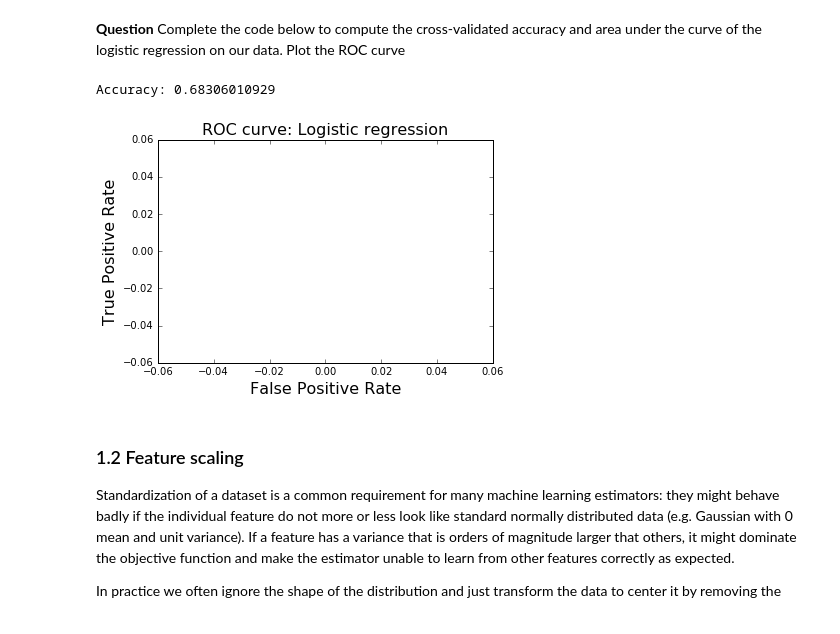
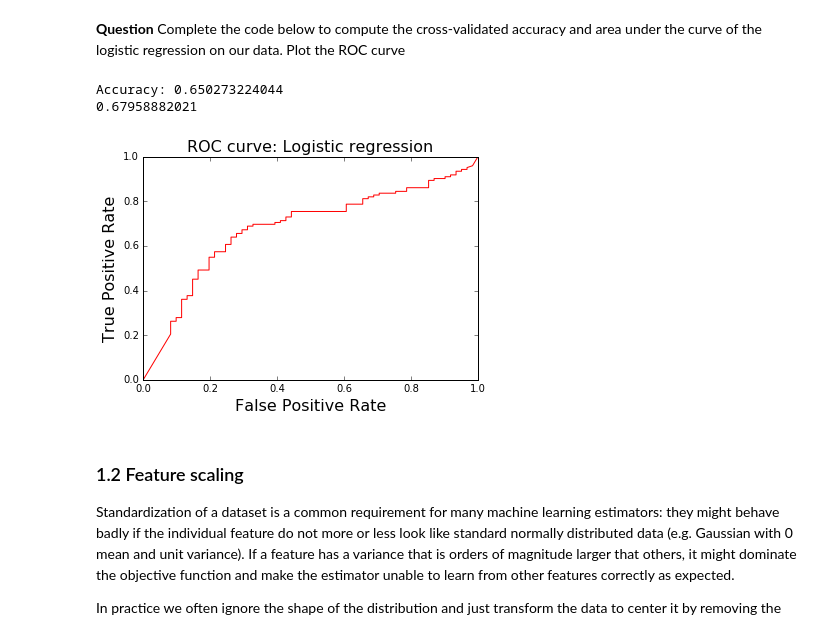
Before and after one commit to Coneain/ma2823_2016, a Jupyter notebook: lab_notebooks/Lab 3 2016-09-30 Logistic regression and project.ipynb, the cells around one changed output. Drawn from its saved outputs; the diff is of its cells as text; code cells hidden in the pictures.

```diff
--- a/lab_notebooks/Lab 3 2016-09-30 Logistic regression and project.ipynb
+++ b/lab_notebooks/Lab 3 2016-09-30 Logistic regression and project.ipynb
@@ -55,6 +33,7 @@ Make sure that you are returning the predictions in the correct order!
 
 Check the documentation of fit(X, y) and predict_proba(X) in sklearn.linear_model.LogisticRegression http://scikit-learn.org/stable/modules/generated/sklearn.linear_model.LogisticRegression.html
 # %%
+from sklearn import preprocessing
 def cross_validate(design_matrix, labels, classifier, cv_folds):
     """ Perform a cross-validation and returns the predictions.
 
@@ -77,12 +56,20 @@ def cross_validate(design_matrix, labels, classifier, cv_folds):
         Vectors of predictions (same order as labels).
     """
     pred = np.zeros(labels.shape)
-    for i,(tr,te) in enumerate(cv_folds):
-        x_train,x_test=design_matrix[tr,:],design_matrix[te,:]
-        y_train,y_test=labels[tr],labels[te]
-        classifier.fit(x_train,y_train)
-        pred[te]=classifier.predict_proba(x_test)[:,1]
-        #pred=classifier.predict_proba(design_matrix)
+
+    for tr, te in cv_folds:
+        # Restrict data to train/test folds
+        Xtr = design_matrix[tr, :]
+        ytr = labels[tr]
+        Xte = design_matrix[te, :]
+
+        # Fit classifier
+        classifier.fit(Xtr, ytr)
+
+        # Predict probabilities (of belonging to +1 class) on test data
+        yte_pred = classifier.predict_proba(Xte)
+        pred[te] = yte_pred[:, 1]
+
     return pred
 # %% [markdown]
 Now use this function to compute cross-validated predictions on the data.
@@ -115,21 +83,21 @@ print pred_y
 # %%
 from sklearn import metrics
 
 fpr_logreg, tpr_logreg, thresholds = metrics.roc_curve(y, pred_y, pos_label=1)
 print "Accuracy:", metrics.accuracy_score(y,pred_y>0.5)
 auc_logreg = metrics.auc(fpr_logreg, tpr_logreg)
-
-plt.plot(#TODO
-)
+print(auc_logreg)
+plt.plot(fpr_logreg,tpr_logreg,color='red')
 
 plt.xlabel('False Positive Rate', fontsize=16)
 plt.ylabel('True Positive Rate', fontsize=16)
 plt.title('ROC curve: Logistic regression', fontsize=16)
 plt.legend(loc="lower right")
 #plt.savefig('%s/evu_linreg.pdf' % fig_dir, bbox_inches='tight')
 # %% [output]
-Accuracy: 0.68306010929
+Accuracy: 0.650273224044
+0.67958882021
-[figure, old version]
+[figure, new version]
 # %% [markdown]
 ### 1.2 Feature scaling
 
```
Also changed, not shown: parts of 9 cells of this notebook, 1 other file.
